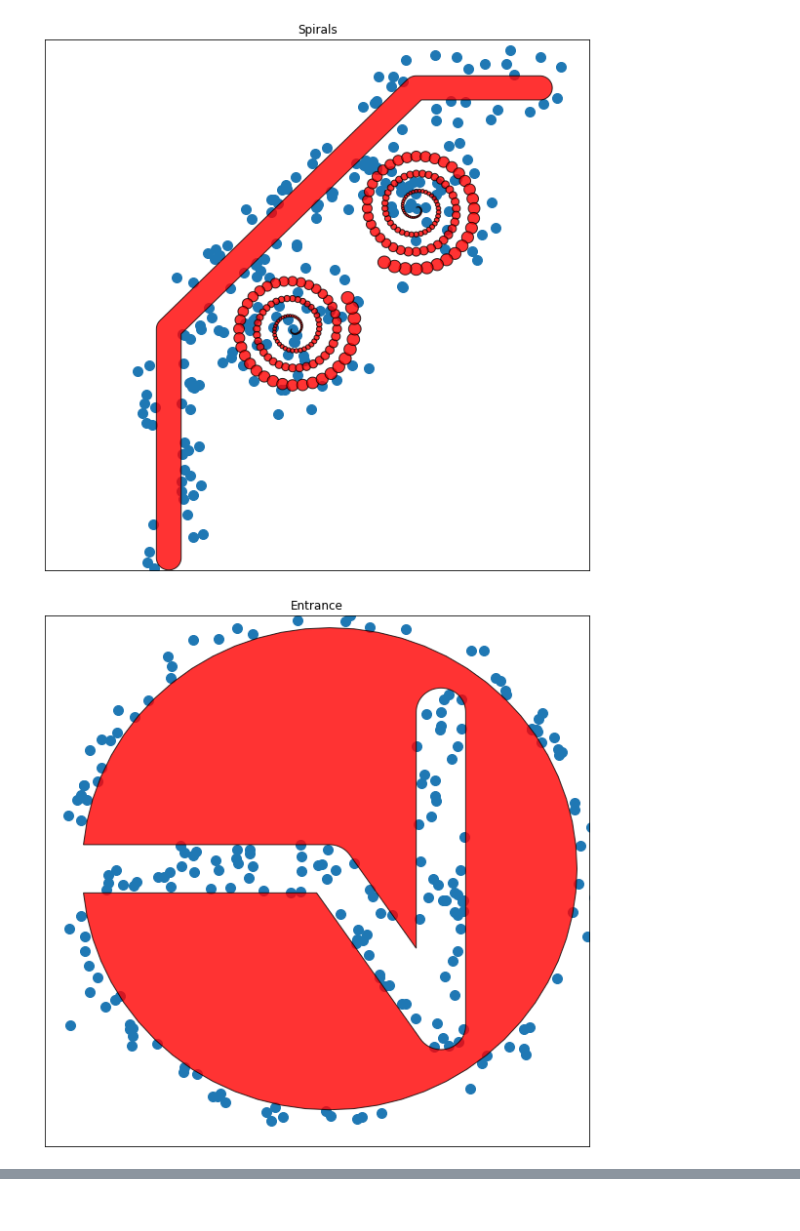
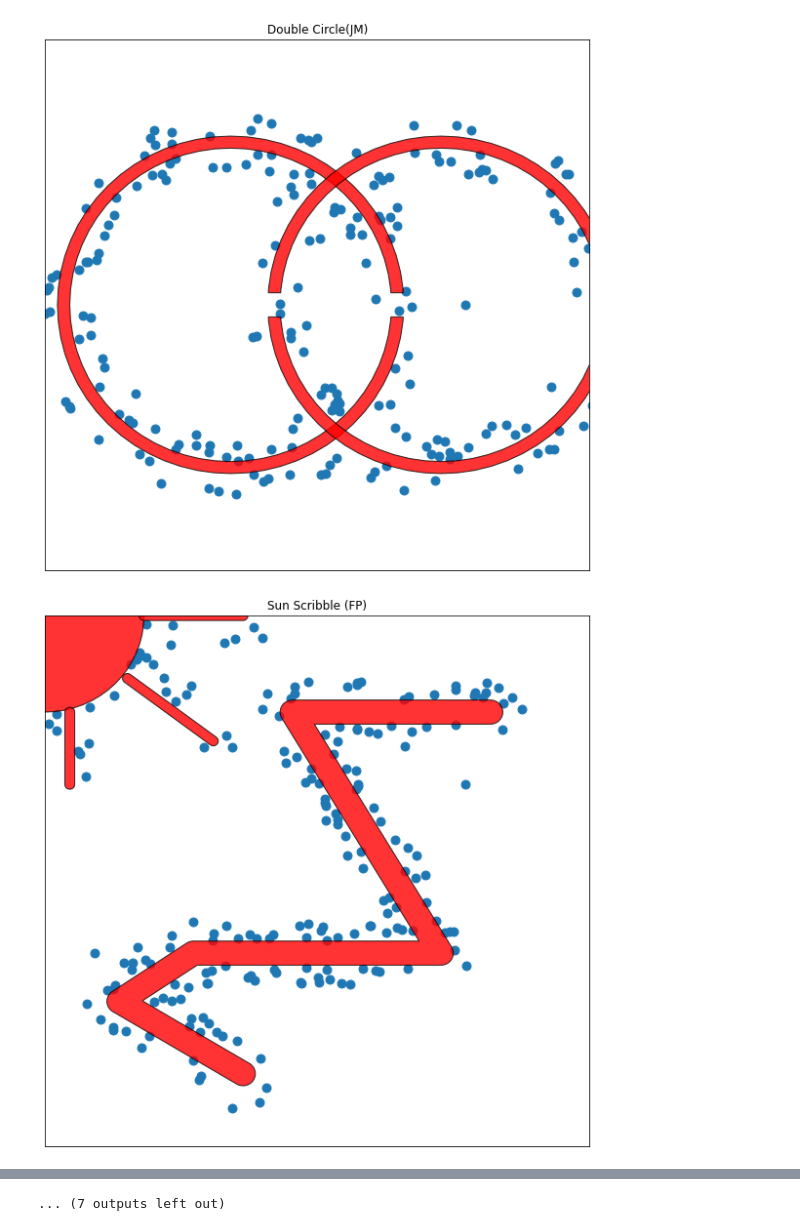
Before and after one commit to Keypos/Roboterprogrammierung_Projektarbeit, a Jupyter notebook: Aufgabe1_Gaus.ipynb, the cells around one changed output, grey strips where cells are left out. Drawn from its saved outputs; the diff is of its cells as text; code cells hidden in the pictures.

Commit message:
Aufgabe 1 Gaus eigene Benchmarks geladen

```diff
--- a/Aufgabe1_Gaus.ipynb
+++ b/Aufgabe1_Gaus.ipynb
@@ -254,5 +256,5 @@ HairPerson
 # %%
-temp_list=IPTestSuite.benchList[0:5]
+temp_list=IPTestSuite.benchList[25:40]
 
 for benchmark in temp_list:
     try:
@@ -307,2 +335,2 @@ Failed No path between start and goal.
-[figure, old version]
+[figure, new version]
-[figure, old version]
+[figure, new version]
@@ -308,0 +340 @@ Failed No path between start and goal.
+... (7 outputs left out)
```
Also changed, not shown: parts of 4 cells of this notebook.
